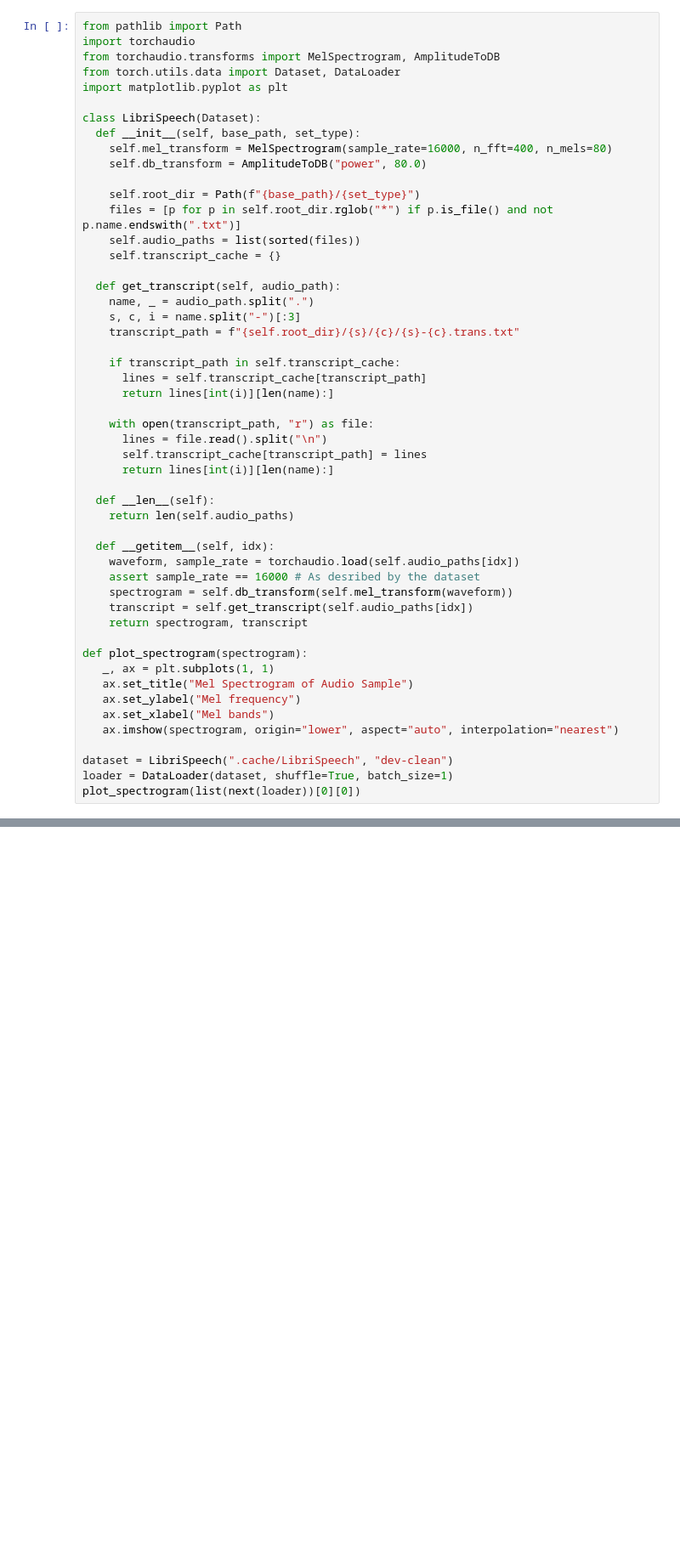
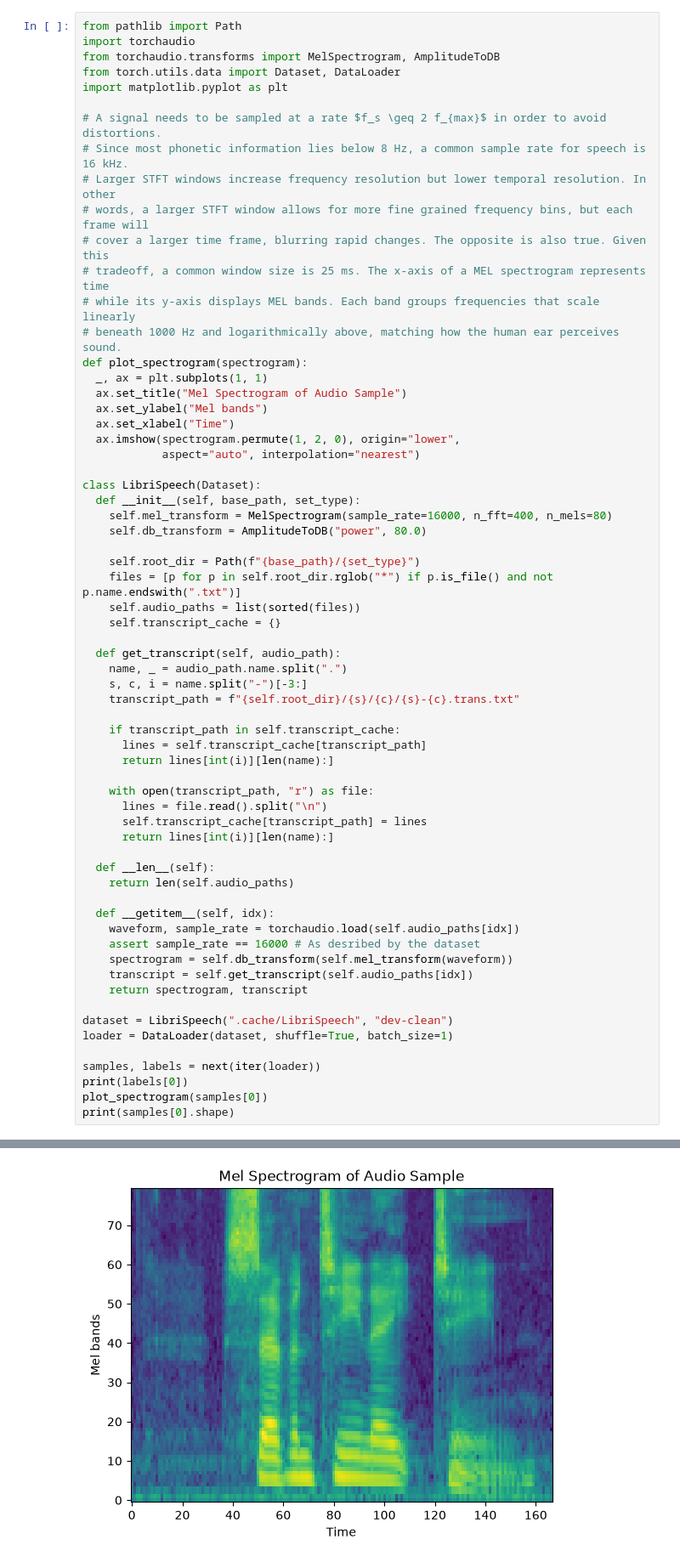
Before and after one commit to aabiji/ml-playground, a Jupyter notebook: scripts/asr/preprocess.ipynb, the cells around one changed output, grey strips where cells are left out. Shown at 85% size. Drawn from its saved outputs; the diff is of its cells as text; blank space fills up the shorter version.

Commit message:
got spectrogram demo running

```diff
--- a/scripts/asr/preprocess.ipynb
+++ b/scripts/asr/preprocess.ipynb
@@ -4,6 +4,22 @@ import torchaudio
 from torchaudio.transforms import MelSpectrogram, AmplitudeToDB
 from torch.utils.data import Dataset, DataLoader
 import matplotlib.pyplot as plt
+
+# A signal needs to be sampled at a rate $f_s \geq 2 f_{max}$ in order to avoid distortions.
+# Since most phonetic information lies below 8 Hz, a common sample rate for speech is 16 kHz.
+# Larger STFT windows increase frequency resolution but lower temporal resolution. In other
+# words, a larger STFT window allows for more fine grained frequency bins, but each frame will
+# cover a larger time frame, blurring rapid changes. The opposite is also true. Given this
+# tradeoff, a common window size is 25 ms. The x-axis of a MEL spectrogram represents time
+# while its y-axis displays MEL bands. Each band groups frequencies that scale linearly
+# beneath 1000 Hz and logarithmically above, matching how the human ear perceives sound.
+def plot_spectrogram(spectrogram):
+  _, ax = plt.subplots(1, 1)
+  ax.set_title("Mel Spectrogram of Audio Sample")
+  ax.set_ylabel("Mel bands")
+  ax.set_xlabel("Time")
+  ax.imshow(spectrogram.permute(1, 2, 0), origin="lower",
+            aspect="auto", interpolation="nearest")
 
 class LibriSpeech(Dataset):
   def __init__(self, base_path, set_type):
@@ -16,8 +32,8 @@ class LibriSpeech(Dataset):
     self.transcript_cache = {}
 
   def get_transcript(self, audio_path):
-    name, _ = audio_path.split(".")
-    s, c, i = name.split("-")[:3]
+    name, _ = audio_path.name.split(".")
+    s, c, i = name.split("-")[-3:]
     transcript_path = f"{self.root_dir}/{s}/{c}/{s}-{c}.trans.txt"
 
     if transcript_path in self.transcript_cache:
@@ -39,14 +55,11 @@ class LibriSpeech(Dataset):
     transcript = self.get_transcript(self.audio_paths[idx])
     return spectrogram, transcript
 
-def plot_spectrogram(spectrogram):
-   _, ax = plt.subplots(1, 1)
-   ax.set_title("Mel Spectrogram of Audio Sample")
-   ax.set_ylabel("Mel frequency")
-   ax.set_xlabel("Mel bands")
-   ax.imshow(spectrogram, origin="lower", aspect="auto", interpolation="nearest")
-
 dataset = LibriSpeech(".cache/LibriSpeech", "dev-clean")
 loader = DataLoader(dataset, shuffle=True, batch_size=1)
-plot_spectrogram(list(next(loader))[0][0])
+
+samples, labels = next(iter(loader))
+print(labels[0])
+plot_spectrogram(samples[0])
+print(samples[0].shape)
 # %% [output]
@@ -53,0 +68 @@ Error:
+[figure, added]
```
Also changed, not shown: parts of 1 cell of this notebook, 5 other files.
